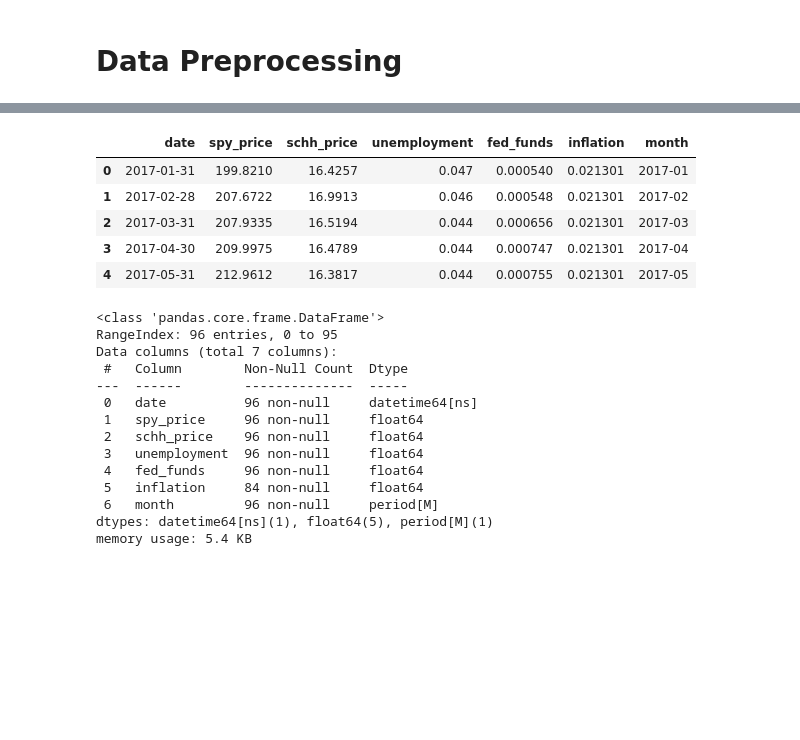
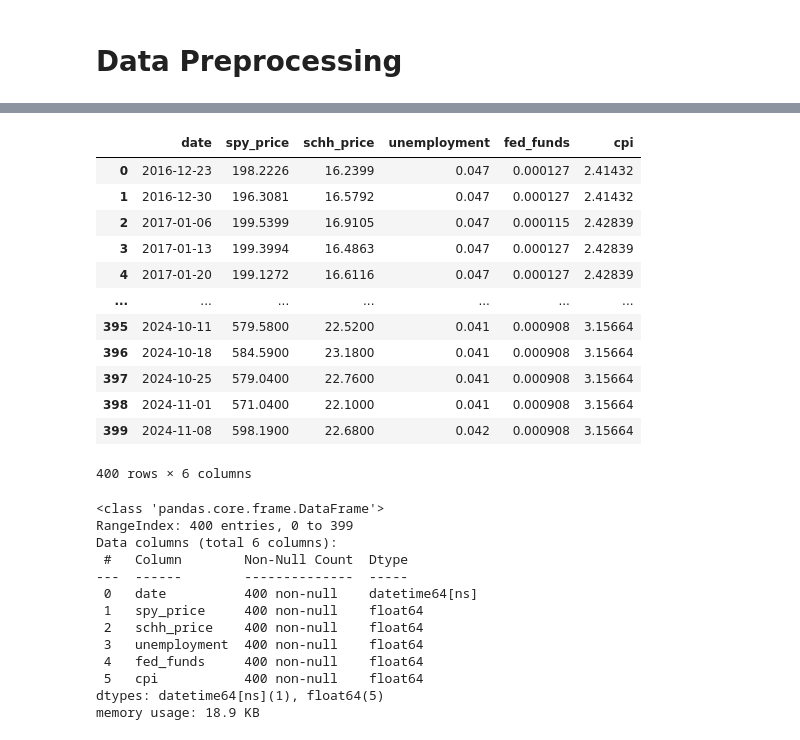
Before and after one commit to itsGarrin/us-residential-housing-price-prediction, a Jupyter notebook: notebooks/data_preprocessing.ipynb, the cells around one changed output, grey strips where cells are left out. Drawn from its saved outputs; the diff is of its cells as text; code cells hidden in the pictures; blank space fills up the shorter version.

```diff
--- a/notebooks/data_preprocessing.ipynb
+++ b/notebooks/data_preprocessing.ipynb
@@ -108,36 +128,39 @@ memory usage: 4.3+ MB
 # %%
 #Read alpha vantage data
-file_path_av = "../data/av_data.csv"
+file_path_av = "..data/av_data.csv"
 df_av = pd.read_csv(file_path_av)
-
-#define month
 df_av["date"] = pd.to_datetime(df_av["date"])
-df_av["month"] = df_av["date"].dt.to_period("M")
-df_av.head()
+df_av
 # %% [output]
-|  | date | spy_price | schh_price | unemployment | fed_funds | inflation | month |
-| 0 | 2017-01-31 | 199.8210 | 16.4257 | 0.047 | 0.000540 | 0.021301 | 2017-01 |
-| 1 | 2017-02-28 | 207.6722 | 16.9913 | 0.046 | 0.000548 | 0.021301 | 2017-02 |
-| 2 | 2017-03-31 | 207.9335 | 16.5194 | 0.044 | 0.000656 | 0.021301 | 2017-03 |
-| 3 | 2017-04-30 | 209.9975 | 16.4789 | 0.044 | 0.000747 | 0.021301 | 2017-04 |
-| 4 | 2017-05-31 | 212.9612 | 16.3817 | 0.044 | 0.000755 | 0.021301 | 2017-05 |
+|  | date | spy_price | schh_price | unemployment | fed_funds | cpi |
+| 0 | 2016-12-23 | 198.2226 | 16.2399 | 0.047 | 0.000127 | 2.41432 |
+| 1 | 2016-12-30 | 196.3081 | 16.5792 | 0.047 | 0.000127 | 2.41432 |
+| 2 | 2017-01-06 | 199.5399 | 16.9105 | 0.047 | 0.000115 | 2.42839 |
+| 3 | 2017-01-13 | 199.3994 | 16.4863 | 0.047 | 0.000127 | 2.42839 |
+| 4 | 2017-01-20 | 199.1272 | 16.6116 | 0.047 | 0.000127 | 2.42839 |
+| ... | ... | ... | ... | ... | ... | ... |
+| 395 | 2024-10-11 | 579.5800 | 22.5200 | 0.041 | 0.000908 | 3.15664 |
+| 396 | 2024-10-18 | 584.5900 | 23.1800 | 0.041 | 0.000908 | 3.15664 |
+| 397 | 2024-10-25 | 579.0400 | 22.7600 | 0.041 | 0.000908 | 3.15664 |
+| 398 | 2024-11-01 | 571.0400 | 22.1000 | 0.041 | 0.000908 | 3.15664 |
+| 399 | 2024-11-08 | 598.1900 | 22.6800 | 0.042 | 0.000908 | 3.15664 |
+400 rows × 6 columns
 # %%
 #Inspect Data
 df_av.info()
 # %% [output]
 <class 'pandas.core.frame.DataFrame'>
-RangeIndex: 96 entries, 0 to 95
-Data columns (total 7 columns):
+RangeIndex: 400 entries, 0 to 399
+Data columns (total 6 columns):
  #   Column        Non-Null Count  Dtype
 ---  ------        --------------  -----
- 0   date          96 non-null     datetime64[ns]
- 1   spy_price     96 non-null     float64
- 2   schh_price    96 non-null     float64
- 3   unemployment  96 non-null     float64
- 4   fed_funds     96 non-null     float64
- 5   inflation     84 non-null     float64
- 6   month         96 non-null     period[M]
-dtypes: datetime64[ns](1), float64(5), period[M](1)
-memory usage: 5.4 KB
+ 0   date          400 non-null    datetime64[ns]
+ 1   spy_price     400 non-null    float64
+ 2   schh_price    400 non-null    float64
+ 3   unemployment  400 non-null    float64
+ 4   fed_funds     400 non-null    float64
+ 5   cpi           400 non-null    float64
+dtypes: datetime64[ns](1), float64(5)
+memory usage: 18.9 KB
 # %%
 #merge three data source
```
Also changed, not shown: parts of 10 cells of this notebook, 6 other files.
